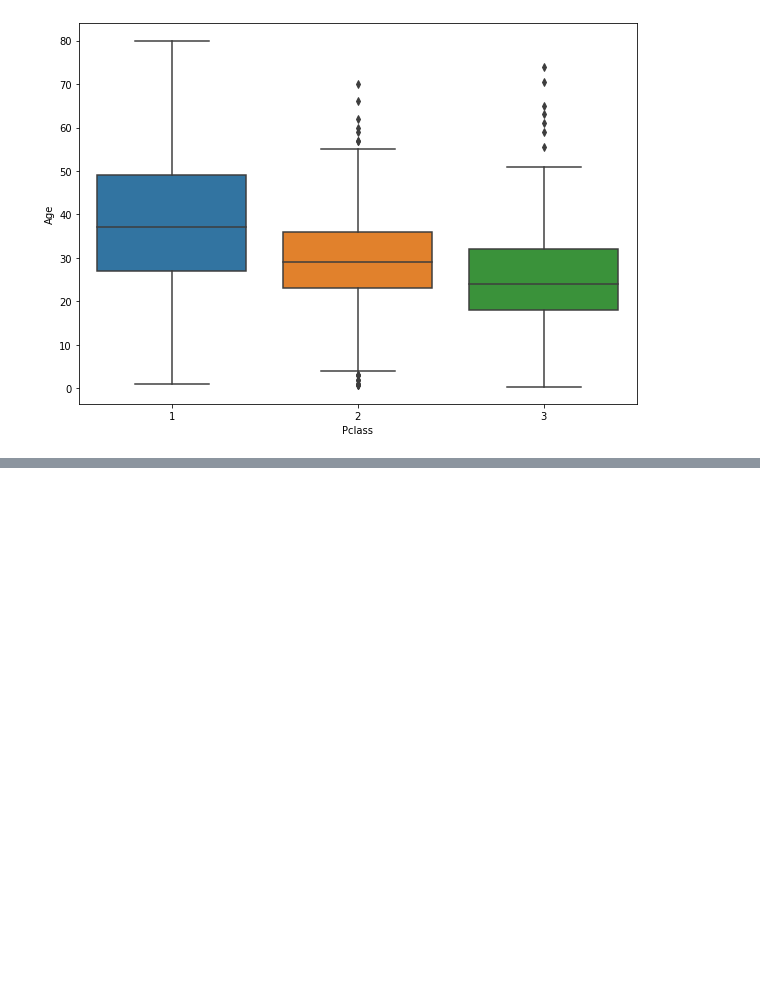
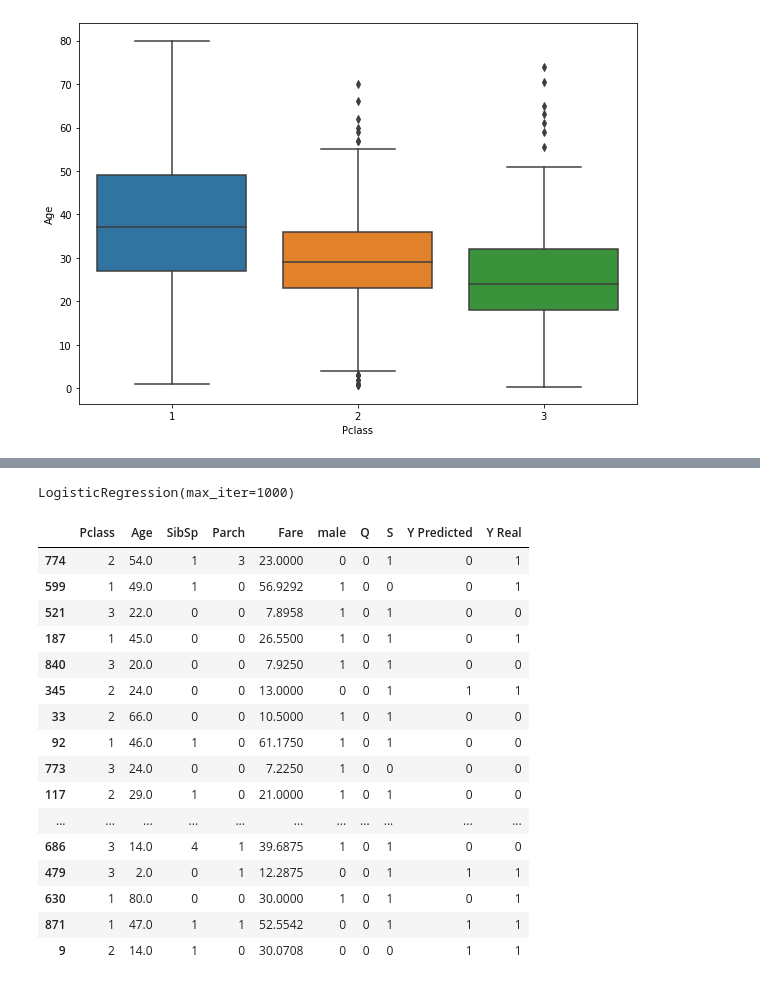
Before and after one commit to iproduct/course-ml, a Jupyter notebook: 08-machine_learning_jupyter/logistic_regression.ipynb, the cells around one changed output, grey strips where cells are left out. Saved outputs shown, nothing was run; the diff lists cells and outputs as text; code cells hidden in the pictures; blank space fills up the shorter version.

```diff
--- a/08-machine_learning_jupyter/logistic_regression.ipynb
+++ b/08-machine_learning_jupyter/logistic_regression.ipynb
@@ -70,0 +148,6 @@ sns.boxplot(x='Pclass', y='Age', data=train)
+# %%
+# Drop columns with categorical data
+train.drop(['Sex','Embarked','Ticket','Name','PassengerId'], axis=1, inplace=True)
+train.head(20)
+# test.drop(['Sex','Embarked','Ticket','Name','PassengerId'], axis=1, inplace=True)
+# test.head(20)
@@ -70,0 +172,35 @@ sns.boxplot(x='Pclass', y='Age', data=train)
+# %%
+# Split data into 'x' features and 'y' target label sets (if survived)
+x = train[['Pclass', 'Age', 'SibSp', 'Parch', 'Fare', 'male', 'Q', 'S']]
+y = train['Survived']
+# x_test = test[['Pclass', 'Age', 'SibSp', 'Parch', 'Fare', 'male', 'Q', 'S']]
+x_train, x_test, y_train, y_test = train_test_split(x, y, test_size=0.3)
+# %%
+# Create instance of LogisticRegression and fit the model using the training data
+logmodel = LogisticRegression(max_iter = 1000)
+logmodel.fit(x_train, y_train)
+# %% [output]
+LogisticRegression(max_iter=1000)
+# %%
+y_predict = logmodel.predict(x_test)
+x_test_series = x_test.iloc[:,0]
+predict = pd.concat([x_test, pd.DataFrame({'Y Predicted': y_predict, 'Y Real': y_test})], axis=1)
+predict.head(50)
+# %% [output]
+|  | Pclass | Age | SibSp | Parch | Fare | male | Q | S | Y Predicted | Y Real |
+| 774 | 2 | 54.0 | 1 | 3 | 23.0000 | 0 | 0 | 1 | 0 | 1 |
+| 599 | 1 | 49.0 | 1 | 0 | 56.9292 | 1 | 0 | 0 | 0 | 1 |
+| 521 | 3 | 22.0 | 0 | 0 | 7.8958 | 1 | 0 | 1 | 0 | 0 |
+| 187 | 1 | 45.0 | 0 | 0 | 26.5500 | 1 | 0 | 1 | 0 | 1 |
+| 840 | 3 | 20.0 | 0 | 0 | 7.9250 | 1 | 0 | 1 | 0 | 0 |
+| 345 | 2 | 24.0 | 0 | 0 | 13.0000 | 0 | 0 | 1 | 1 | 1 |
+| 33 | 2 | 66.0 | 0 | 0 | 10.5000 | 1 | 0 | 1 | 0 | 0 |
+| 92 | 1 | 46.0 | 1 | 0 | 61.1750 | 1 | 0 | 1 | 0 | 0 |
+| 773 | 3 | 24.0 | 0 | 0 | 7.2250 | 1 | 0 | 0 | 0 | 0 |
+| 117 | 2 | 29.0 | 1 | 0 | 21.0000 | 1 | 0 | 1 | 0 | 0 |
+| ... | ... | ... | ... | ... | ... | ... | ... | ... | ... | ... |
+| 686 | 3 | 14.0 | 4 | 1 | 39.6875 | 1 | 0 | 1 | 0 | 0 |
+| 479 | 3 | 2.0 | 0 | 1 | 12.2875 | 0 | 0 | 1 | 1 | 1 |
+| 630 | 1 | 80.0 | 0 | 0 | 30.0000 | 1 | 0 | 1 | 0 | 1 |
+| 871 | 1 | 47.0 | 1 | 1 | 52.5542 | 0 | 0 | 1 | 1 | 1 |
+| 9 | 2 | 14.0 | 1 | 0 | 30.0708 | 0 | 0 | 0 | 1 | 1 |
```
Also changed, not shown: parts of 8 cells of this notebook.
